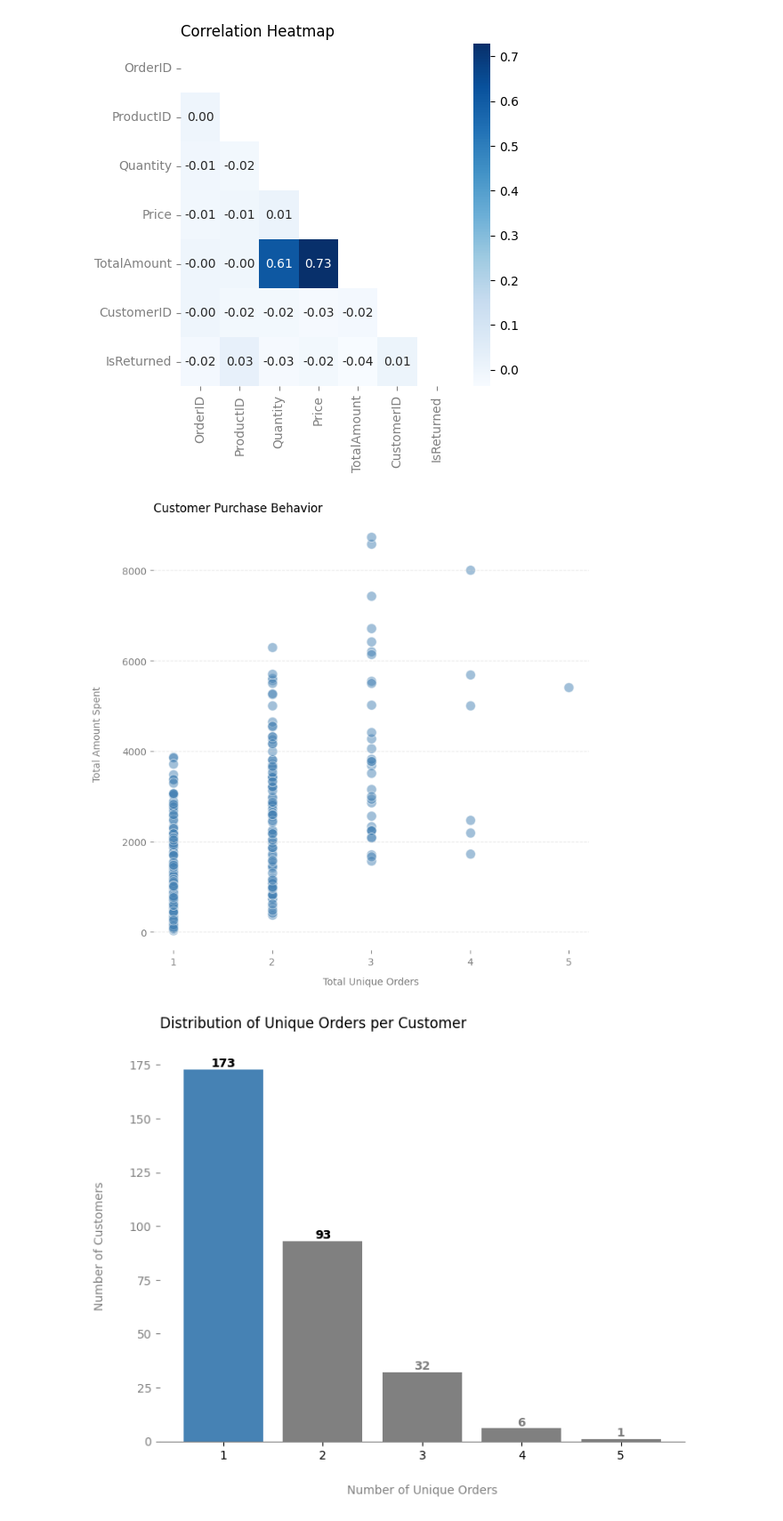
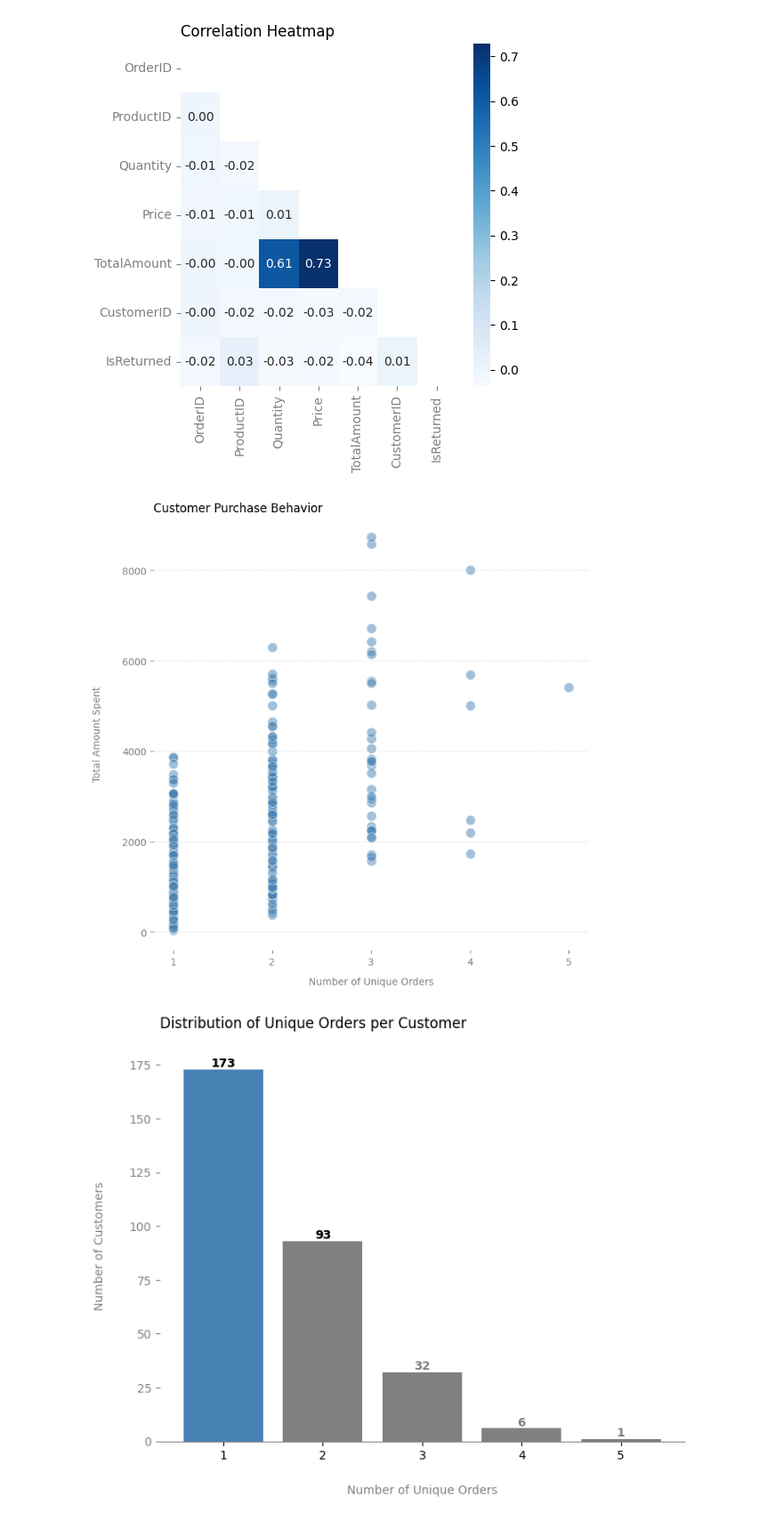
Before and after one commit to YuliaVK/Data-Analytics, a Jupyter notebook: EDA_Sales/notebooks/Sales_EDA.ipynb, the cells around one changed output. Shown at 89% size. Drawn from its saved outputs; the diff is of its cells as text; code cells hidden in the pictures.

```diff
--- a/EDA_Sales/notebooks/Sales_EDA.ipynb
+++ b/EDA_Sales/notebooks/Sales_EDA.ipynb
@@ -369,20 +369,20 @@ customer_sales = df[df['IsReturned'] != 1].groupby('CustomerID')['TotalAmount'].
 # %%
 plt.figure(figsize=(8, 8))
 sns.scatterplot(x='UniqueOrders', y='TotalAmount', data=customer_sales, color='steelblue', alpha=0.5, s=100)
 plt.title('Customer Purchase Behavior', loc='left') # Remove. Add as subtitle to the presentation instead
-plt.xlabel('Total Unique Orders', color='grey', fontsize=10, labelpad=10)
+plt.xlabel('Number of Unique Orders', color='grey', fontsize=10, labelpad=10)
 plt.ylabel('Total Amount Spent', color='grey', fontsize=10, labelpad=20)
 
 sns.despine()
 plt.gca().spines['left'].set_visible(False)
 plt.gca().spines['bottom'].set_visible(False)
 plt.grid(axis='y', linestyle='--', color='lightgrey', alpha=0.5)
 plt.tick_params(axis='x', colors='grey')
 plt.tick_params(axis='y', colors='grey')
 plt.xticks(range(1, max(customer_sales['UniqueOrders']) + 1))
 plt.show()
 # %% [output]
-[figure, old version]
+[figure, new version]
 # %%
 customer_counts = customer_sales.groupby('UniqueOrders').size().reset_index(name='CustomerCount')
 customer_counts_sorted = customer_counts.sort_values(by='UniqueOrders', ascending=True)
```
Also changed, not shown: parts of 3 cells of this notebook.
